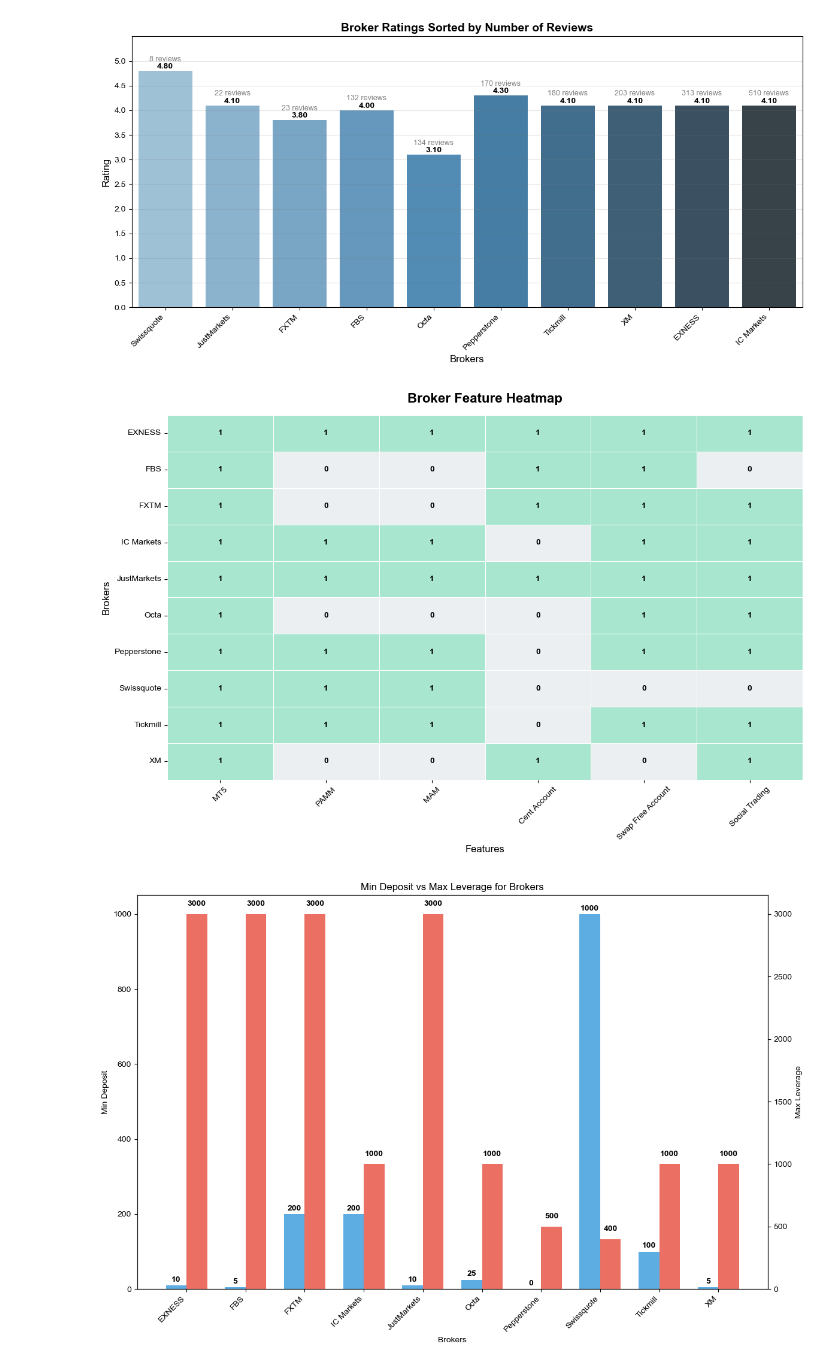
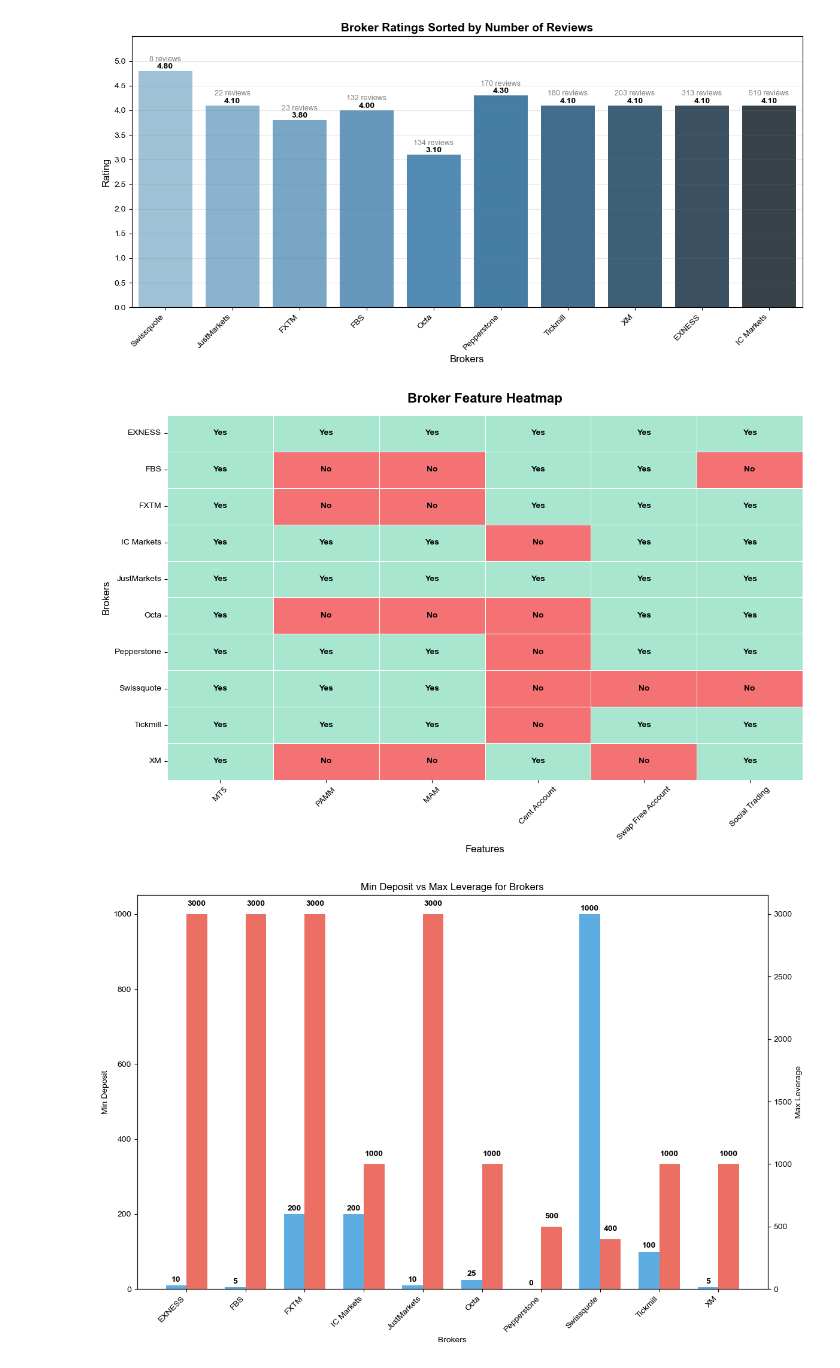
Before and after one commit to IrwinUM/broker-ratings, a Jupyter notebook: brokersComparison.ipynb, the cells around one changed output. Saved outputs shown, nothing was run; the diff lists cells and outputs as text; code cells hidden in the pictures.

Commit message:
Updated Notebook with Yes/No in heatmap

```diff
--- a/brokersComparison.ipynb
+++ b/brokersComparison.ipynb
@@ -165,38 +165,45 @@ from matplotlib.colors import ListedColormap
 
 # Features to include in the heatmap
 feature_cols = ['MT5', 'PAMM', 'MAM', 'Cent Account', 'Swap Free Account', 'Social Trading']
 
 # Select relevant columns (features)
 df_features = df_t[feature_cols].copy()
 
 # Convert values to binary: 1 if YES, else 0
-df_features = df_features.applymap(lambda x: 1 if str(x).strip().lower() == 'yes' else 0)
+df_binary = df_features.applymap(lambda x: 1 if str(x).strip().lower() == 'yes' else 0)
 
 # Clean and modern binary colormap (0 = light gray, 1 = soft green)
-clean_cmap = ListedColormap(['#ECEFF1', '#A8E6CF'])
+clean_cmap = ListedColormap(['#F47174', '#A8E6CF'])
 
 # Plot heatmap
 plt.figure(figsize=(12, 8))
-sns.heatmap(
-    df_features,
+ax = sns.heatmap(
+    df_binary,
     cmap=clean_cmap,
     cbar=False,
     linewidths=0.5,
     linecolor='white',
     annot=True,
     fmt='d',
     annot_kws={"size": 10, "weight": "bold", "color": "black"}
 )
 
+# Add the "Yes" and "No" annotations
+for text in ax.texts:
+    if text.get_text() == '1':
+        text.set_text('Yes')
+    elif text.get_text() == '0':
+        text.set_text('No')
+
 plt.title('Broker Feature Heatmap', fontsize=16, fontweight='bold', pad=15)
 plt.xlabel('Features', fontsize=12)
 plt.ylabel('Brokers', fontsize=12)
 plt.xticks(rotation=45)
 plt.yticks(rotation=0)
 plt.tight_layout()
 plt.show()
 # %% [output]
-[figure, old version]
+[figure, new version]
 # %%
 import matplotlib.pyplot as plt
 import numpy as np
```
